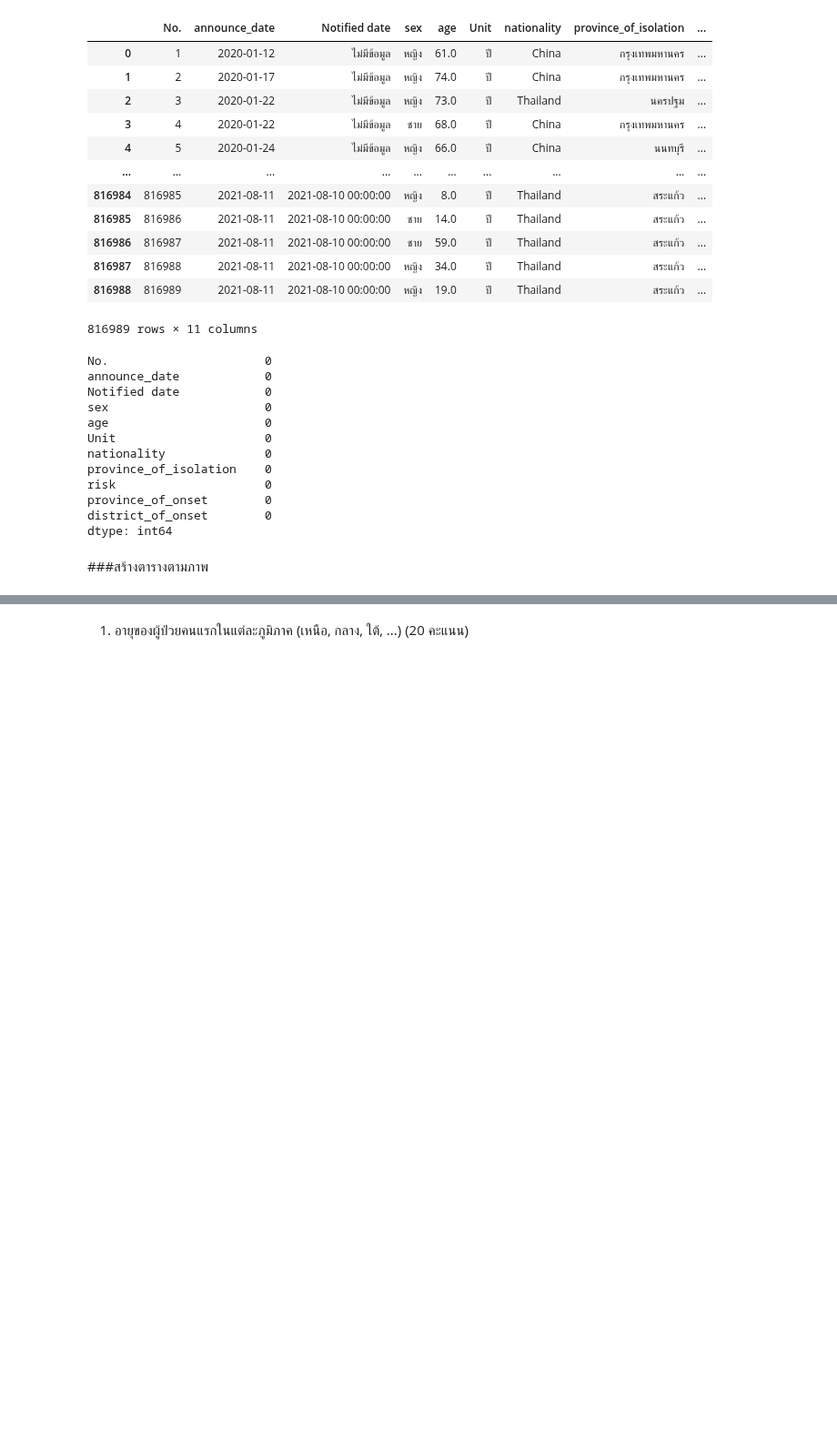
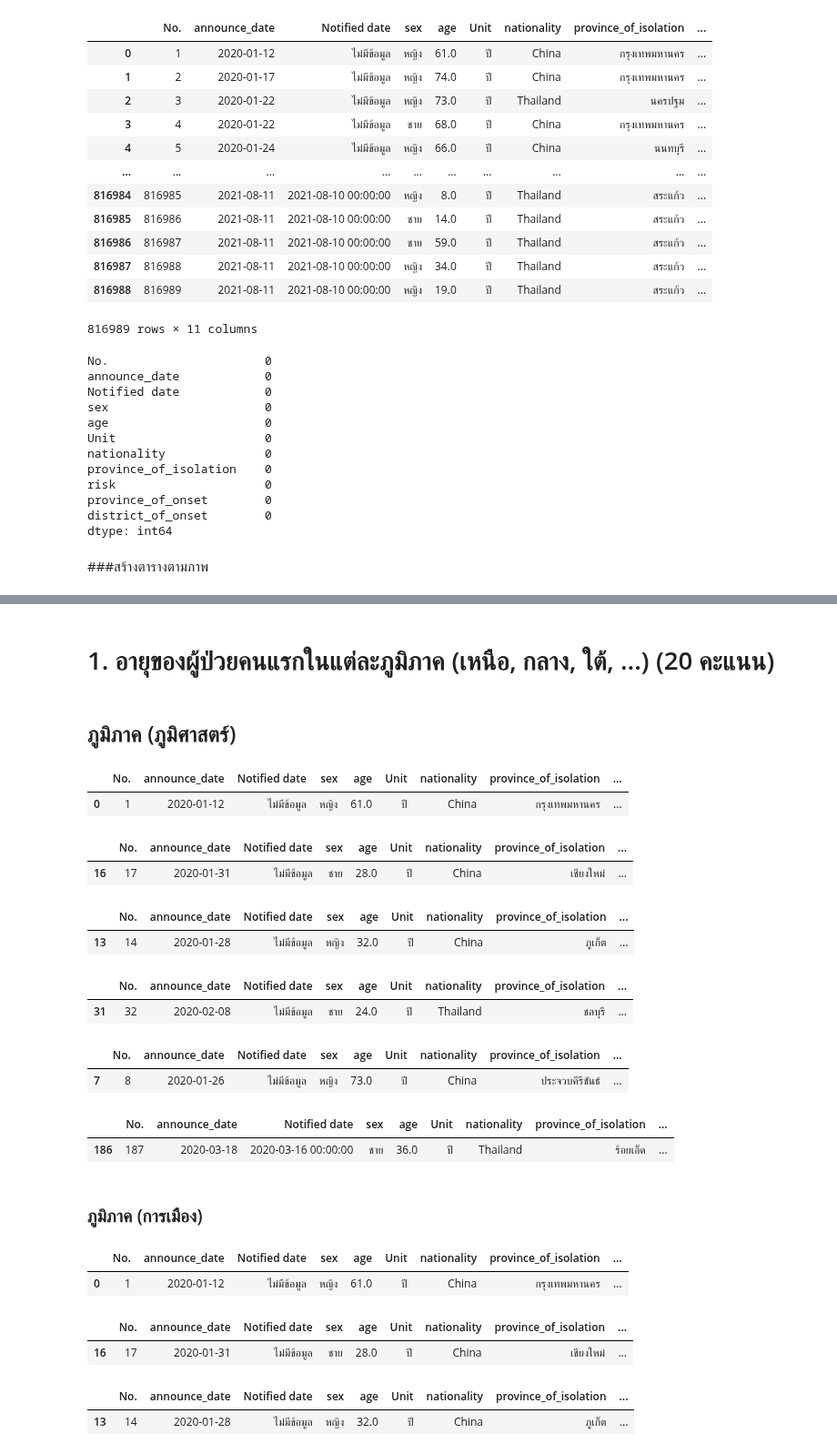
Before and after one commit to kittikhun62/data_viz_2022, a Jupyter notebook: BasicPython&DataViz_midterm2022.ipynb, the cells around one changed output, grey strips where cells are left out. Shown at 91% size. Drawn from its saved outputs; the diff is of its cells as text; code cells hidden in the pictures; blank space fills up the shorter version.

```diff
--- a/BasicPython&DataViz_midterm2022.ipynb
+++ b/BasicPython&DataViz_midterm2022.ipynb
@@ -377,0 +380,4 @@ df
+# %%
+merge_covid_table = data_cases.merge(df,how='left',left_on='province_of_isolation',right_on='จังหวัด')
+merge_covid_table
+# ให้ data_cases เป็นตารางหลัก เเละให้ตาราง df เป็นตารางรอง ให้ 'province_of_isolation' ของตาราง data cases เป็น INDEX เเละ จังหวัด ของ ตาราง df เป็น INDEX ในการเชื่อมกัน โดยมีเงื่อนไข index ต้องไม่ซ้ำกัน
@@ -378,2 +398,51 @@ df
 # %% [markdown]
-1. อายุของผู้ป่วยคนแรกในแต่ละภูมิภาค (เหนือ, กลาง, ใต้, ...) (20 คะแนน)
+# 1. อายุของผู้ป่วยคนแรกในแต่ละภูมิภาค (เหนือ, กลาง, ใต้, ...) (20 คะแนน)
+# %% [markdown]
+## ภูมิภาค (ภูมิศาสตร์)
+# %%
+merge_covid_table[merge_covid_table['ภูมิภาค (ภูมิศาสตร์)']=='กลาง'].head(1)
+# %% [output]
+|  | No. | announce_date | Notified date | sex | age | Unit | nationality | province_of_isolation | ... |
+| 0 | 1 | 2020-01-12 | ไม่มีข้อมูล | หญิง | 61.0 | ปี | China | กรุงเทพมหานคร | ... |
+# %%
+merge_covid_table[merge_covid_table['ภูมิภาค (ภูมิศาสตร์)']=='เหนือ'].head(1)
+# %% [output]
+|  | No. | announce_date | Notified date | sex | age | Unit | nationality | province_of_isolation | ... |
+| 16 | 17 | 2020-01-31 | ไม่มีข้อมูล | ชาย | 28.0 | ปี | China | เชียงใหม่ | ... |
+# %%
+merge_covid_table[merge_covid_table['ภูมิภาค (ภูมิศาสตร์)']=='ใต้'].head(1)
+# %% [output]
+|  | No. | announce_date | Notified date | sex | age | Unit | nationality | province_of_isolation | ... |
+| 13 | 14 | 2020-01-28 | ไม่มีข้อมูล | หญิง | 32.0 | ปี | China | ภูเก็ต | ... |
+# %%
+merge_covid_table[merge_covid_table['ภูมิภาค (ภูมิศาสตร์)']=='ตะวันออก'].head(1)
+# %% [output]
+|  | No. | announce_date | Notified date | sex | age | Unit | nationality | province_of_isolation | ... |
+| 31 | 32 | 2020-02-08 | ไม่มีข้อมูล | ชาย | 24.0 | ปี | Thailand | ชลบุรี | ... |
+# %%
+merge_covid_table[merge_covid_table['ภูมิภาค (ภูมิศาสตร์)']=='ตะวันตก'].head(1)
+# %% [output]
+|  | No. | announce_date | Notified date | sex | age | Unit | nationality | province_of_isolation | ... |
+| 7 | 8 | 2020-01-26 | ไม่มีข้อมูล | หญิง | 73.0 | ปี | China | ประจวบคีรีขันธ์ | ... |
+# %%
+merge_covid_table[merge_covid_table['ภูมิภาค (ภูมิศาสตร์)']=='ตะวันออกเฉียงเหนือ'].head(1)
+# %% [output]
+|  | No. | announce_date | Notified date | sex | age | Unit | nationality | province_of_isolation | ... |
+| 186 | 187 | 2020-03-18 | 2020-03-16 00:00:00 | ชาย | 36.0 | ปี | Thailand | ร้อยเอ็ด | ... |
+# %% [markdown]
+### ภูมิภาค (การเมือง)
+# %%
+merge_covid_table[merge_covid_table['ภูมิภาค (การเมือง)']=='กลาง'].head(1)
+# %% [output]
+|  | No. | announce_date | Notified date | sex | age | Unit | nationality | province_of_isolation | ... |
+| 0 | 1 | 2020-01-12 | ไม่มีข้อมูล | หญิง | 61.0 | ปี | China | กรุงเทพมหานคร | ... |
+# %%
+merge_covid_table[merge_covid_table['ภูมิภาค (การเมือง)']=='เหนือ'].head(1)
+# %% [output]
+|  | No. | announce_date | Notified date | sex | age | Unit | nationality | province_of_isolation | ... |
+| 16 | 17 | 2020-01-31 | ไม่มีข้อมูล | ชาย | 28.0 | ปี | China | เชียงใหม่ | ... |
+# %%
+merge_covid_table[merge_covid_table['ภูมิภาค (การเมือง)']=='ใต้'].head(1)
+# %% [output]
+|  | No. | announce_date | Notified date | sex | age | Unit | nationality | province_of_isolation | ... |
+| 13 | 14 | 2020-01-28 | ไม่มีข้อมูล | หญิง | 32.0 | ปี | China | ภูเก็ต | ... |
```
Also changed, not shown: parts of 19 cells of this notebook.
